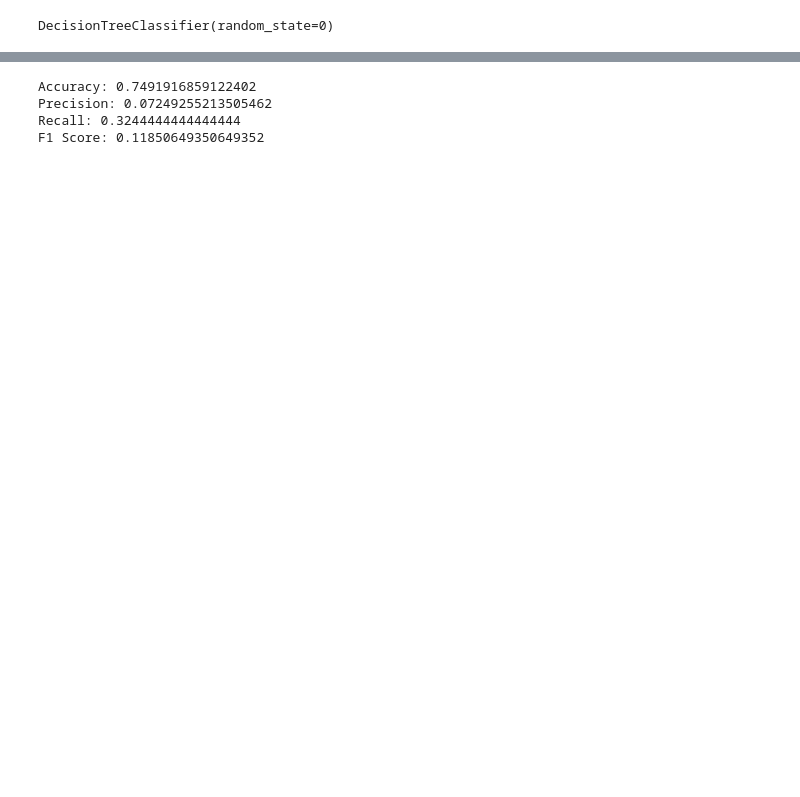
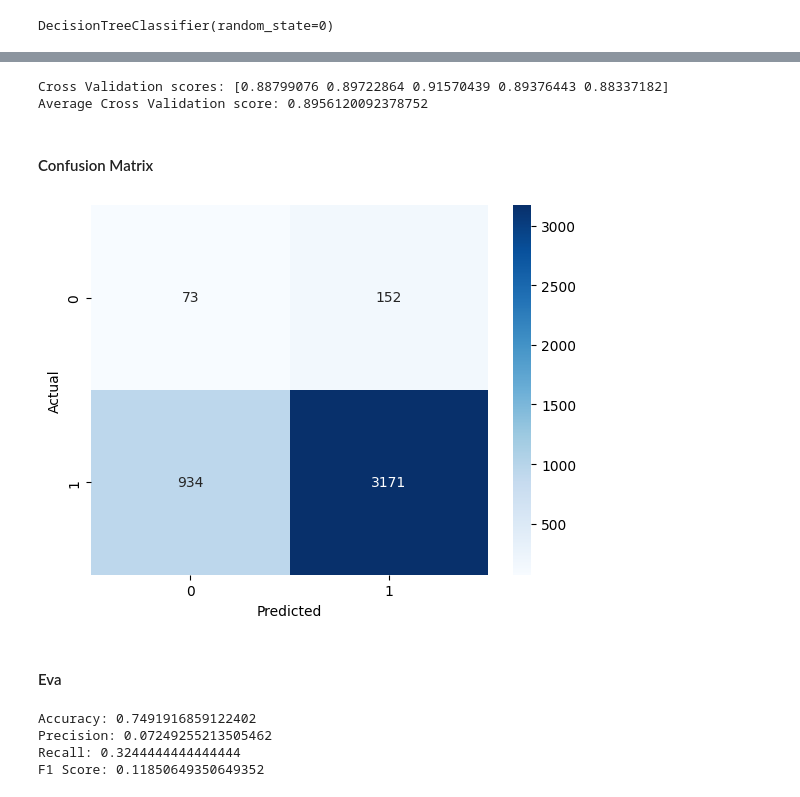
Before and after one commit to Jindapornphopomee/BSC_DPDM23, a Jupyter notebook: Internet.ipynb, the cells around one changed output, grey strips where cells are left out. Saved outputs shown, nothing was run; the diff lists cells and outputs as text; code cells hidden in the pictures; blank space fills up the shorter version.

```diff
--- a/Internet.ipynb
+++ b/Internet.ipynb
@@ -18,7 +24,7 @@ link Data : https://data.go.th/dataset/dataset_25_02?fbclid=IwAR3fip4rhRVHIEnfSP
 # %%
 import pandas as pd
 
-df = pd.read_excel('/content/drive/MyDrive/BSC_DPDM23/raw-data-iub-2563.xlsx')
+df = pd.read_excel('/content/raw-data-iub-2563 (1) (1).xlsx')
 
 df
 # %% [output]
@@ -234,6 +295,6 @@ plt.show()
 # %%
 # ฝึกโมเดล Decision Tree
-tree = DecisionTreeClassifier(random_state=0)
-tree.fit(X_train_over, y_train_over)
+tree_over = DecisionTreeClassifier(random_state=0)
+tree_over.fit(X_train_over, y_train_over)
 # %% [output]
 DecisionTreeClassifier(random_state=0)
@@ -239,0 +303,22 @@ DecisionTreeClassifier(random_state=0)
+# %%
+from sklearn.model_selection import KFold
+from sklearn.model_selection import cross_val_score
+from sklearn.tree import DecisionTreeClassifier
+
+
+# กำหนดจำนวน K ใน K-Fold Cross Validation
+k_fold = KFold(n_splits=5, shuffle=True, random_state=0)
+
+# ประเมินโมเดลโดยใช้ Cross Validation
+scores = cross_val_score(tree_over, X_test_OU, y_test_OU, cv=k_fold)
+
+# แสดงค่าความแม่นยำของโมเดลจากทุก Fold
+print('Cross Validation scores:', scores)
+
+# คำนวณค่าเฉลี่ยของความแม่นยำจากทุก Fold
+print('Average Cross Validation score:', scores.mean())
+# %% [output]
+Cross Validation scores: [0.88799076 0.89722864 0.91570439 0.89376443 0.88337182]
+Average Cross Validation score: 0.8956120092378752
+# %% [markdown]
+#### Confusion Matrix
@@ -240,6 +327,17 @@ DecisionTreeClassifier(random_state=0)
 # %%
 # ทำนายบนชุดข้อมูลทดสอบ
-y_pred = tree.predict(X_test_OU)
+y_pred = tree_over.predict(X_test_OU)
+# %%
+cm = confusion_matrix(y_test_OU, y_pred)
+# %%
+sns.heatmap(cm, annot=True, fmt='d', cmap='Blues')
+plt.xlabel('Predicted')
+plt.ylabel('Actual')
+plt.show()
+# %% [output]
+[figure, added]
+# %% [markdown]
+#### Eva
 # %%
 # วัดประสิทธิภาพของโมเดล
 accuracy = accuracy_score(y_test_OU, y_pred)
```
Also changed, not shown: parts of 88 cells of this notebook.
